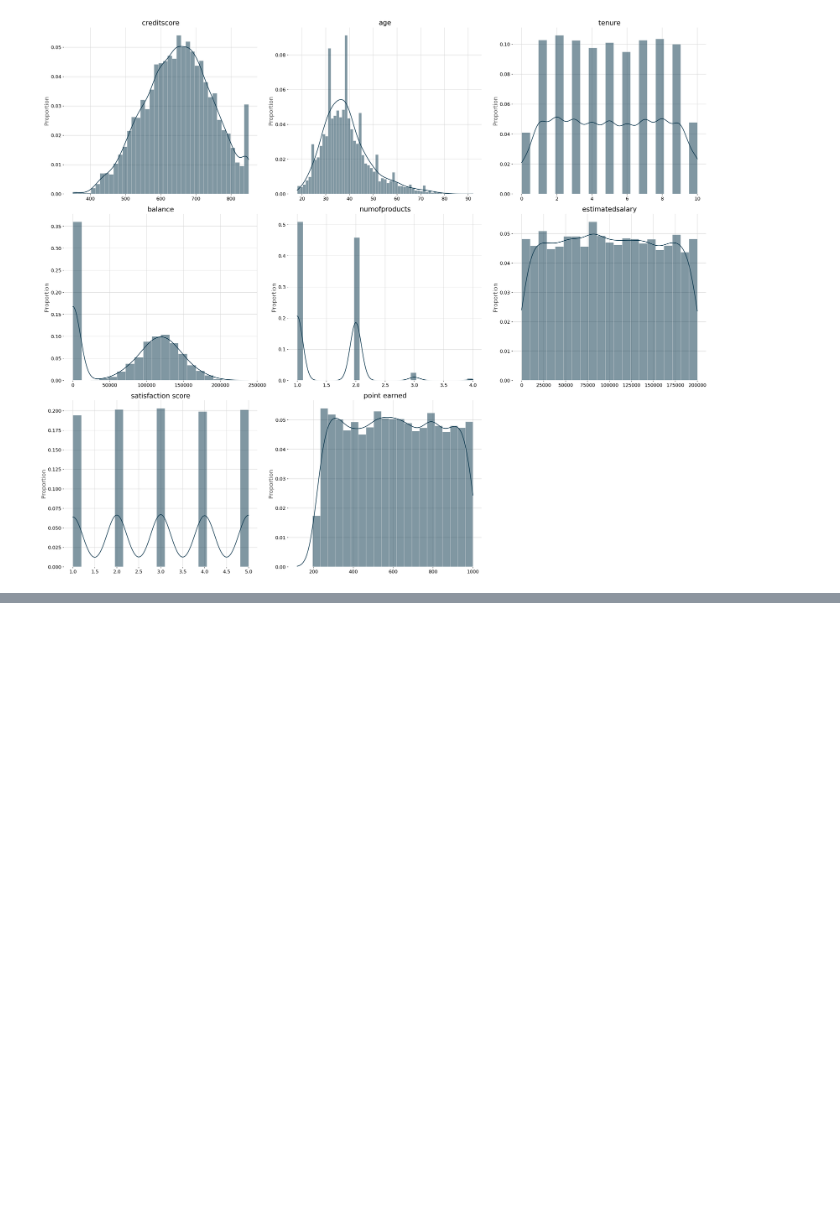
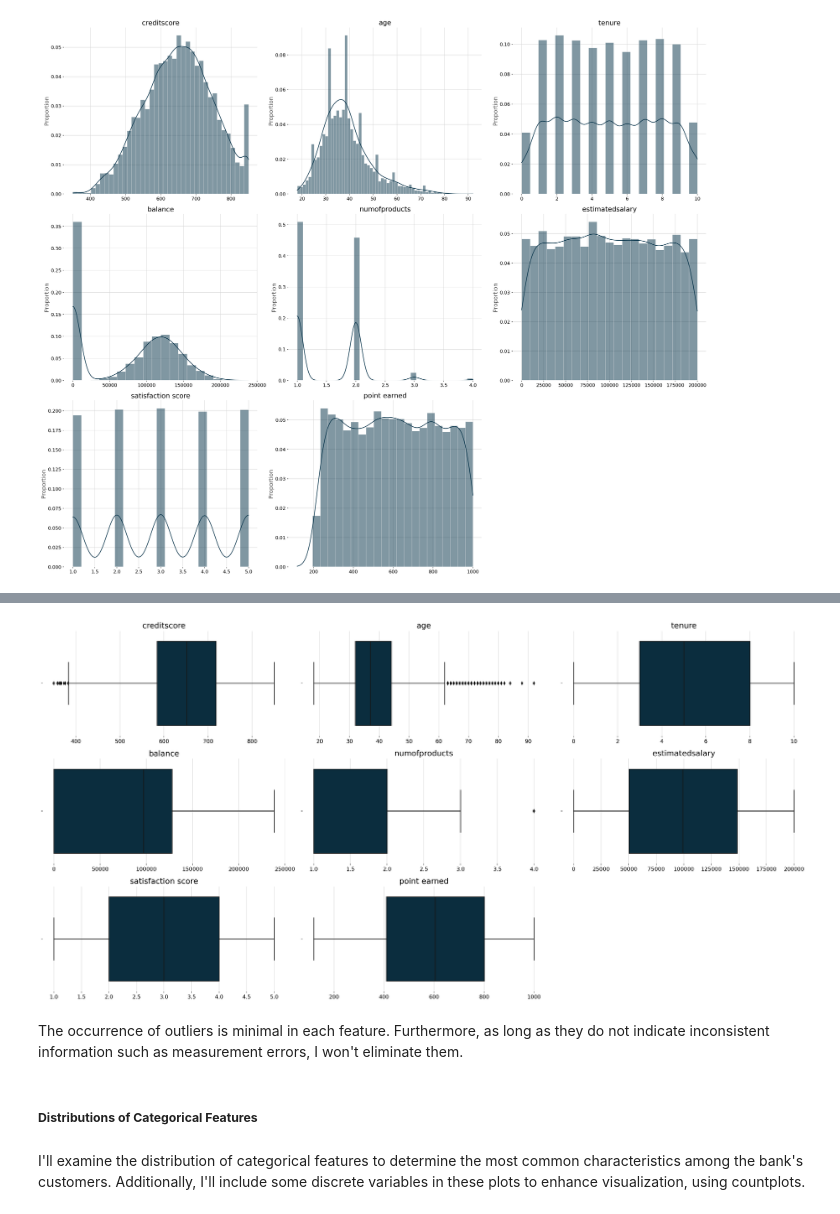
Before and after one commit to vitorsbarboza/Banking-Customer-Churn, a Jupyter notebook: notebooks/EDA.ipynb, the cells around one changed output, grey strips where cells are left out. Drawn from its saved outputs; the diff is of its cells as text; code cells hidden in the pictures; blank space fills up the shorter version.

```diff
--- a/notebooks/EDA.ipynb
+++ b/notebooks/EDA.ipynb
@@ -443,0 +475,10 @@ analysis_plots(data=train, features=feature_numplot, kde=True, figsize=(24, 20))
+# %%
+analysis_plots(data=train, features=feature_numplot, outliers=True)
+# %% [output]
+[figure, added]
+# %% [markdown]
+The occurrence of outliers is minimal in each feature. Furthermore, as long as they do not indicate inconsistent information such as measurement errors, I won't eliminate them.
+# %% [markdown]
+##### **Distributions of Categorical Features**
+# %% [markdown]
+I'll examine the distribution of categorical features to determine the most common characteristics among the bank's customers. Additionally, I'll include some discrete variables in these plots to enhance visualization, using countplots.
```
Also changed, not shown: parts of 21 cells of this notebook, 2 other files.
